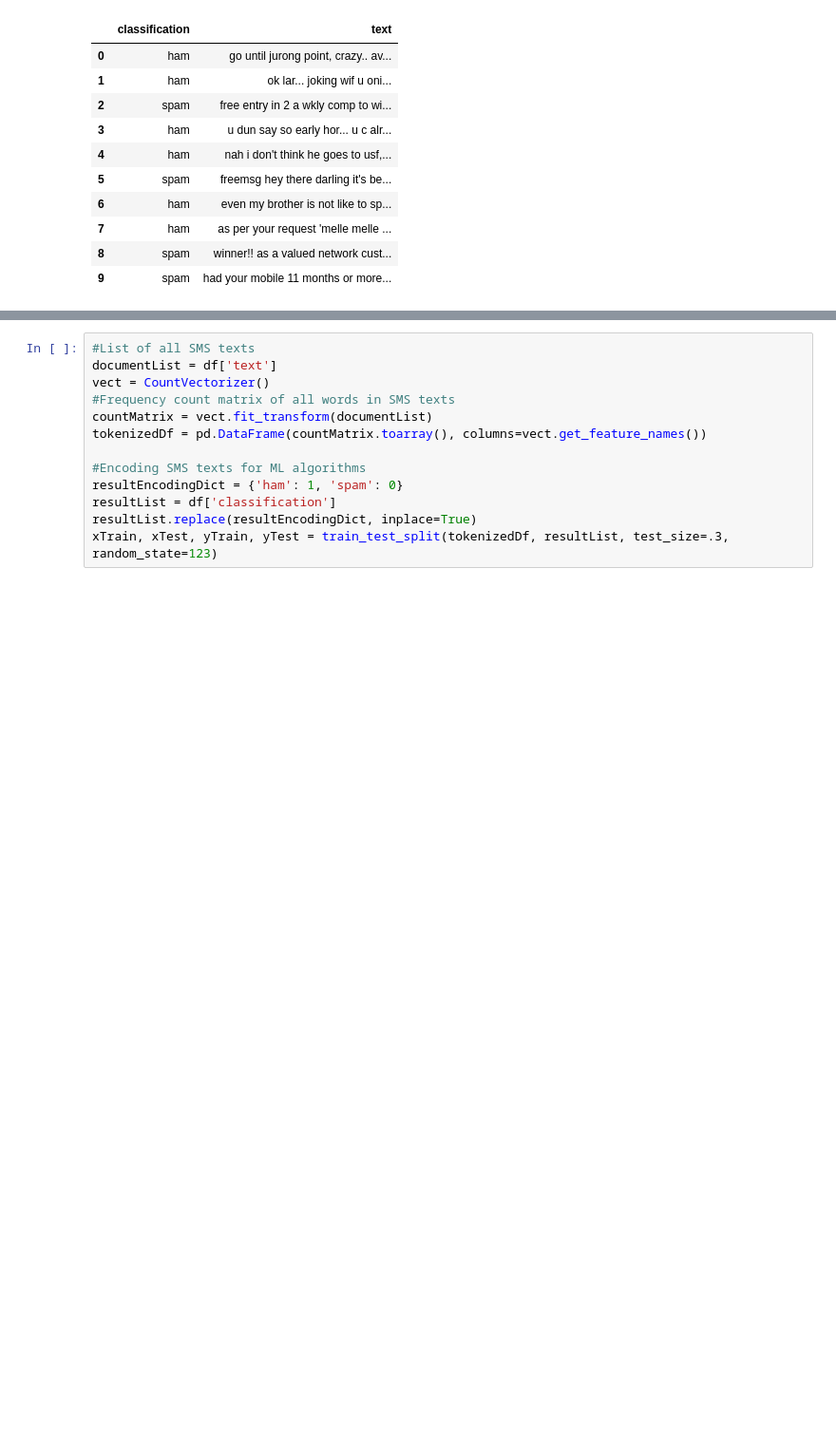
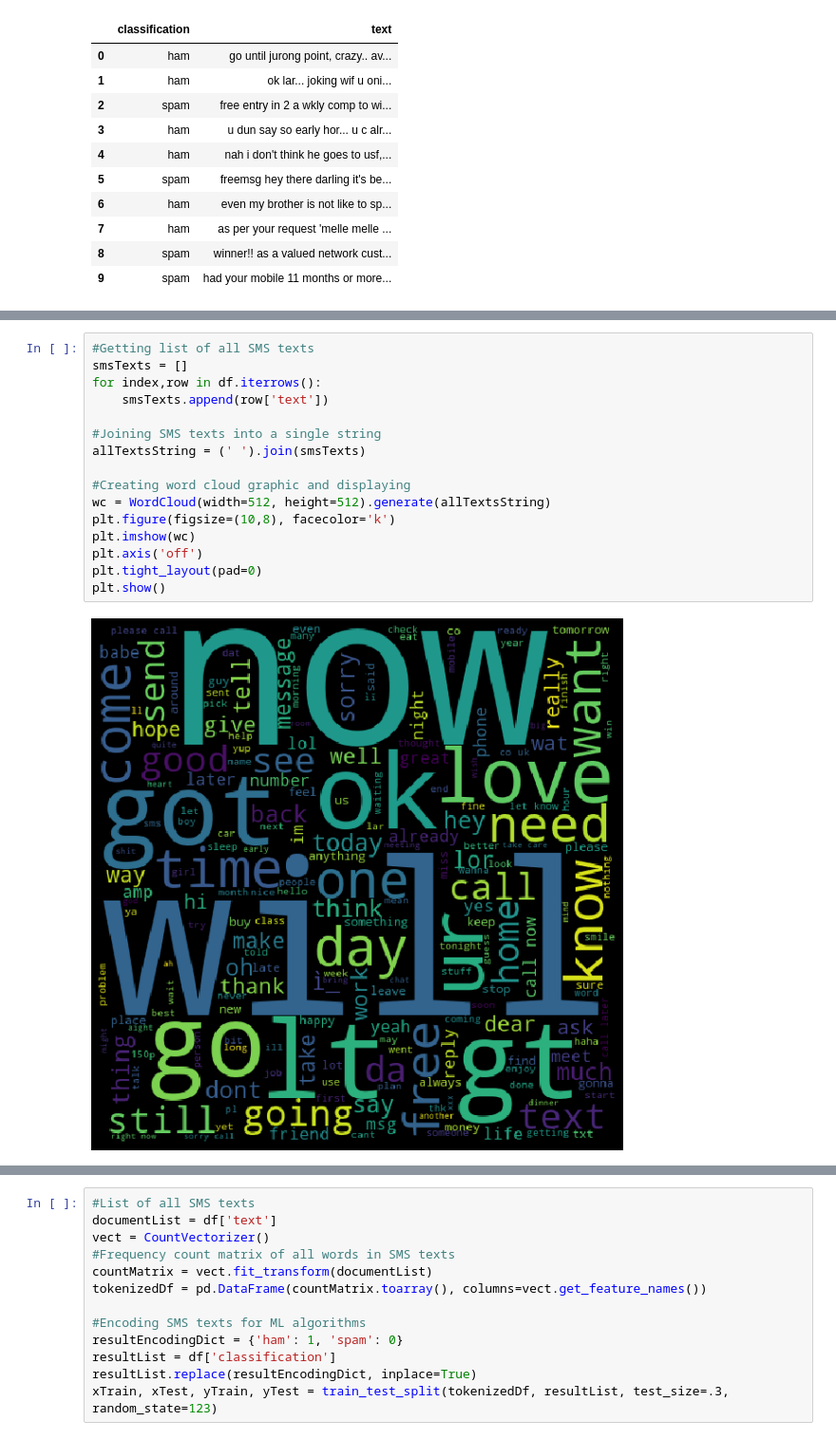
Before and after one commit to samsuri100/SMS_Spam_Classifier, a Jupyter notebook: SmsSpamChecker.ipynb, the cells around one changed output, grey strips where cells are left out. Shown at 95% size. Saved outputs shown, nothing was run; the diff lists cells and outputs as text; blank space fills up the shorter version.

```diff
--- a/SmsSpamChecker.ipynb
+++ b/SmsSpamChecker.ipynb
@@ -57,0 +55,18 @@ Given that we are doing binary classification, logistic regression, should be in
+# %%
+#Getting list of all SMS texts
+smsTexts = []
+for index,row in df.iterrows():
+    smsTexts.append(row['text'])
+
+#Joining SMS texts into a single string
+allTextsString = (' ').join(smsTexts)
+
+#Creating word cloud graphic and displaying
+wc = WordCloud(width=512, height=512).generate(allTextsString)
+plt.figure(figsize=(10,8), facecolor='k')
+plt.imshow(wc)
+plt.axis('off')
+plt.tight_layout(pad=0)
+plt.show()
+# %% [output]
+[figure, added]
```
Also changed, not shown: parts of 48 cells of this notebook.
